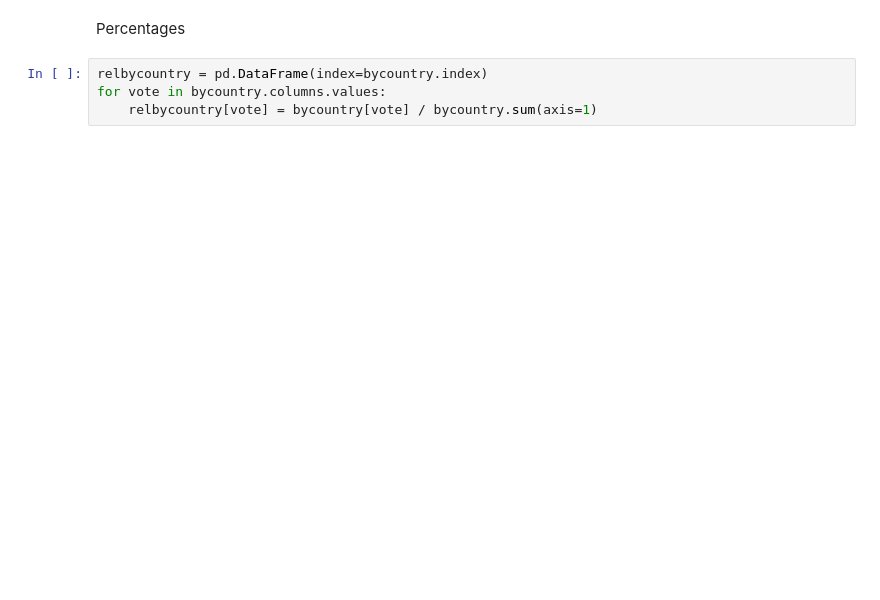
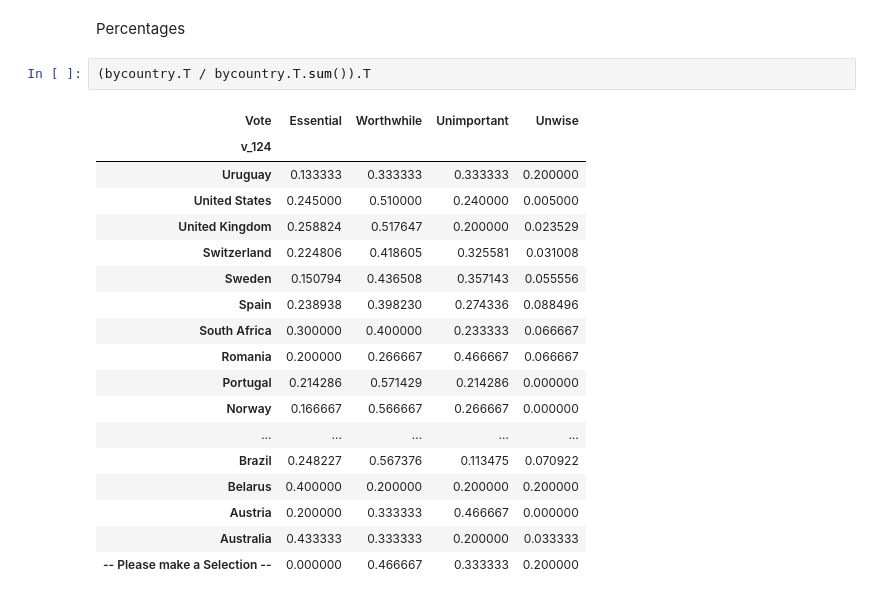
Before and after one commit to mendezfe/repract2018, a Jupyter notebook: notebooks/04_basic_counts_respondentmeta.ipynb, the cells around one changed output. Drawn from its saved outputs; the diff is of its cells as text; blank space fills up the shorter version.

```diff
--- a/notebooks/04_basic_counts_respondentmeta.ipynb
+++ b/notebooks/04_basic_counts_respondentmeta.ipynb
@@ -69,7 +66,24 @@ plt.tight_layout()
 [interactive output not drawn]
 # %% [markdown]
 Percentages
-# %%
-relbycountry = pd.DataFrame(index=bycountry.index)
-for vote in bycountry.columns.values:
-    relbycountry[vote] = bycountry[vote] / bycountry.sum(axis=1)
+# %%
+(bycountry.T / bycountry.T.sum()).T
+# %% [output]
+| Vote | Essential | Worthwhile | Unimportant | Unwise |
+| v_124 |  |  |  |  |
+| Uruguay | 0.133333 | 0.333333 | 0.333333 | 0.200000 |
+| United States | 0.245000 | 0.510000 | 0.240000 | 0.005000 |
+| United Kingdom | 0.258824 | 0.517647 | 0.200000 | 0.023529 |
+| Switzerland | 0.224806 | 0.418605 | 0.325581 | 0.031008 |
+| Sweden | 0.150794 | 0.436508 | 0.357143 | 0.055556 |
+| Spain | 0.238938 | 0.398230 | 0.274336 | 0.088496 |
+| South Africa | 0.300000 | 0.400000 | 0.233333 | 0.066667 |
+| Romania | 0.200000 | 0.266667 | 0.466667 | 0.066667 |
+| Portugal | 0.214286 | 0.571429 | 0.214286 | 0.000000 |
+| Norway | 0.166667 | 0.566667 | 0.266667 | 0.000000 |
+| ... | ... | ... | ... | ... |
+| Brazil | 0.248227 | 0.567376 | 0.113475 | 0.070922 |
+| Belarus | 0.400000 | 0.200000 | 0.200000 | 0.200000 |
+| Austria | 0.200000 | 0.333333 | 0.466667 | 0.000000 |
+| Australia | 0.433333 | 0.333333 | 0.200000 | 0.033333 |
+| -- Please make a Selection -- | 0.000000 | 0.466667 | 0.333333 | 0.200000 |
```
Also changed, not shown: parts of 47 cells of this notebook, 1 other file.
